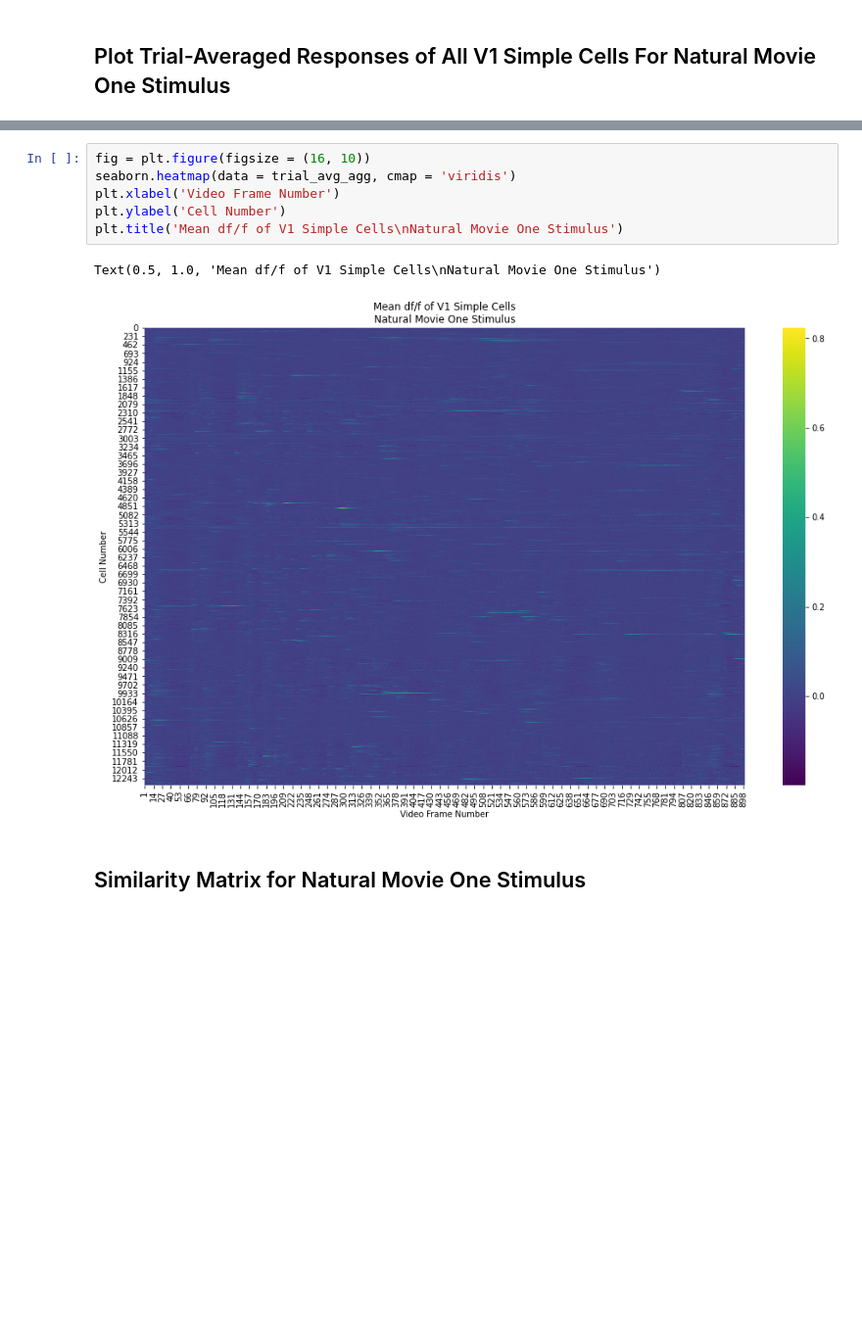
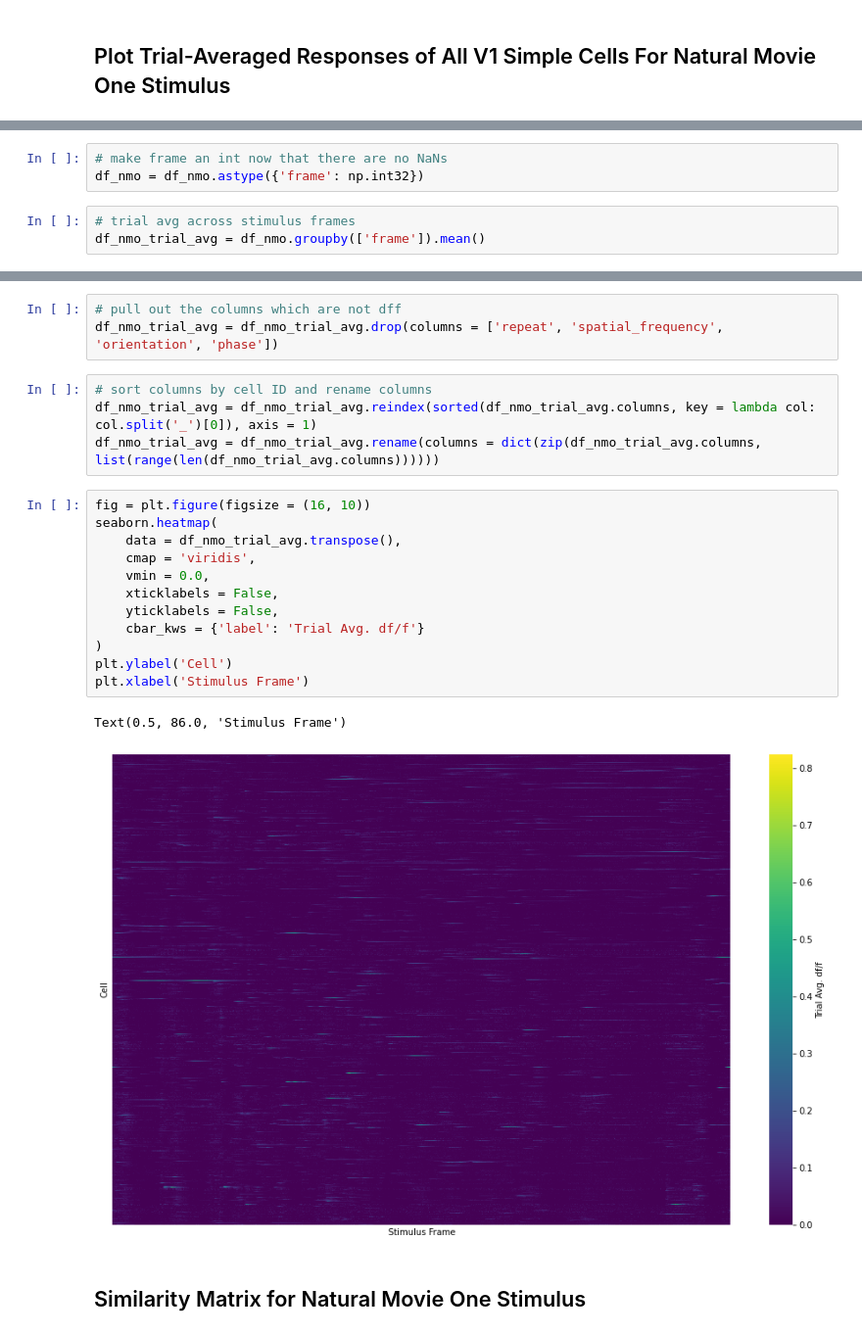
Before and after one commit to MichaelTeti/NEMO, a Jupyter notebook: examples/plot_responses.ipynb, the cells around one changed output, grey strips where cells are left out. Shown at 98% size. Drawn from its saved outputs; the diff is of its cells as text; blank space fills up the shorter version.

Commit message:
examples changed due to data format

```diff
--- a/examples/plot_responses.ipynb
+++ b/examples/plot_responses.ipynb
@@ -50,0 +29,6 @@ trial_avg_agg
+# %%
+# make frame an int now that there are no NaNs
+df_nmo = df_nmo.astype({'frame': np.int32})
+# %%
+# trial avg across stimulus frames
+df_nmo_trial_avg = df_nmo.groupby(['frame']).mean()
@@ -51,11 +52,24 @@ trial_avg_agg
+# %%
+# pull out the columns which are not dff
+df_nmo_trial_avg = df_nmo_trial_avg.drop(columns = ['repeat', 'spatial_frequency', 'orientation', 'phase'])
+# %%
+# sort columns by cell ID and rename columns
+df_nmo_trial_avg = df_nmo_trial_avg.reindex(sorted(df_nmo_trial_avg.columns, key = lambda col: col.split('_')[0]), axis = 1)
+df_nmo_trial_avg = df_nmo_trial_avg.rename(columns = dict(zip(df_nmo_trial_avg.columns, list(range(len(df_nmo_trial_avg.columns))))))
 # %%
 fig = plt.figure(figsize = (16, 10))
-seaborn.heatmap(data = trial_avg_agg, cmap = 'viridis')
-plt.xlabel('Video Frame Number')
-plt.ylabel('Cell Number')
-plt.title('Mean df/f of V1 Simple Cells\nNatural Movie One Stimulus')
+seaborn.heatmap(
+    data = df_nmo_trial_avg.transpose(),
+    cmap = 'viridis',
+    vmin = 0.0,
+    xticklabels = False,
+    yticklabels = False,
+    cbar_kws = {'label': 'Trial Avg. df/f'}
+)
+plt.ylabel('Cell')
+plt.xlabel('Stimulus Frame')
 # %% [output]
-Text(0.5, 1.0, 'Mean df/f of V1 Simple Cells\nNatural Movie One Stimulus')
+Text(0.5, 86.0, 'Stimulus Frame')
-[figure, old version]
+[figure, new version]
 # %% [markdown]
 ## Similarity Matrix for Natural Movie One Stimulus
```
Also changed, not shown: parts of 41 cells of this notebook.
